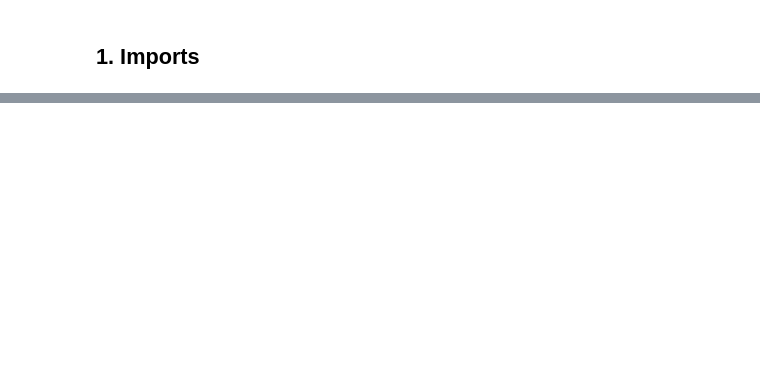
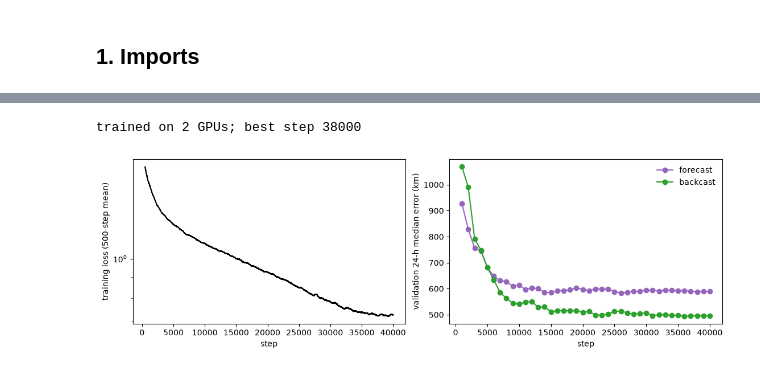
Before and after one commit to yanxingjianken/ki-lagrangian-tracks, a Jupyter notebook: 01_bve/ki_bve.ipynb, the cells around one changed output, grey strips where cells are left out. Saved outputs shown, nothing was run; the diff lists cells and outputs as text; code cells hidden in the pictures; blank space fills up the shorter version.

```diff
--- a/01_bve/ki_bve.ipynb
+++ b/01_bve/ki_bve.ipynb
@@ -412,0 +254,32 @@ if SAVE:
+# %%
+if TRAIN:
+    train = load_patches(ROOT, flow_names(ROOT / 'configs/flows.json', 'train'), WINDOWS, range(16), device=DEVICE)
+    model = ContextKI().to(DEVICE); ema = deepcopy(model).requires_grad_(False)
+    opt = torch.optim.AdamW(model.parameters(), lr=LR, weight_decay=1e-4)
+    sched = torch.optim.lr_scheduler.LambdaLR(opt, lambda s: min(1, (s + 1) / 1000) * 0.5 * (1 + math.cos(math.pi * s / TRAIN_STEPS)))
+    gen = torch.Generator(device=DEVICE).manual_seed(0)
+    for step in range(1, TRAIN_STEPS + 1):
+        tok, qry, acc, score = sample_batch(train, BATCH, CONTEXT_PARCELS, QUERIES, SPAN_H, HORIZON_H, gen=gen)
+        a_hat, s_hat = model(tok, None, qry)
+        loss = ((a_hat - acc) ** 2).mean() + ((s_hat - score) ** 2).mean()
+        opt.zero_grad(); loss.backward(); torch.nn.utils.clip_grad_norm_(model.parameters(), 1.0); opt.step(); sched.step()
+        with torch.no_grad():
+            for e, w in zip(ema.parameters(), model.parameters()):
+                e.lerp_(w, 1 - EMA_DECAY)
+        if step % 2000 == 0:
+            print(step, loss.item(), flush=True)
+    model = ema.eval()
+else:
+    ck = torch.load(MODEL, map_location=DEVICE, weights_only=False)
+    model = ContextKI(d=ck['args']['d_model']).to(DEVICE).eval(); model.load_state_dict(ck['state'])
+    hist = json.loads((MODEL.parent / (MODEL.stem + '_history.json')).read_text())
+    fig, ax = plt.subplots(1, 2, figsize=(11, 3.4), layout='constrained')
+    tr = np.asarray(hist['train']); k = 500
+    ax[0].semilogy(hist['step'][k - 1:], np.convolve(tr, np.ones(k) / k, 'valid'), color='k'); ax[0].set(xlabel='step', ylabel=f'training loss ({k}-step mean)')
+    ax[1].plot(hist['val_step'], hist['forecast_km'], 'o-', color='tab:purple', label='forecast')
+    ax[1].plot(hist['val_step'], hist['backcast_km'], 'o-', color='tab:green', label='backcast')
+    ax[1].set(xlabel='step', ylabel='validation 24-h median error (km)'); ax[1].legend(frameon=False)
+    print('trained on', hist['world_size'], 'GPUs; best step', ck['step']); plt.show()
+# %% [output]
+trained on 2 GPUs; best step 38000
+[figure, added]
```
Also changed, not shown: parts of 42 cells of this notebook, 23 other files.
